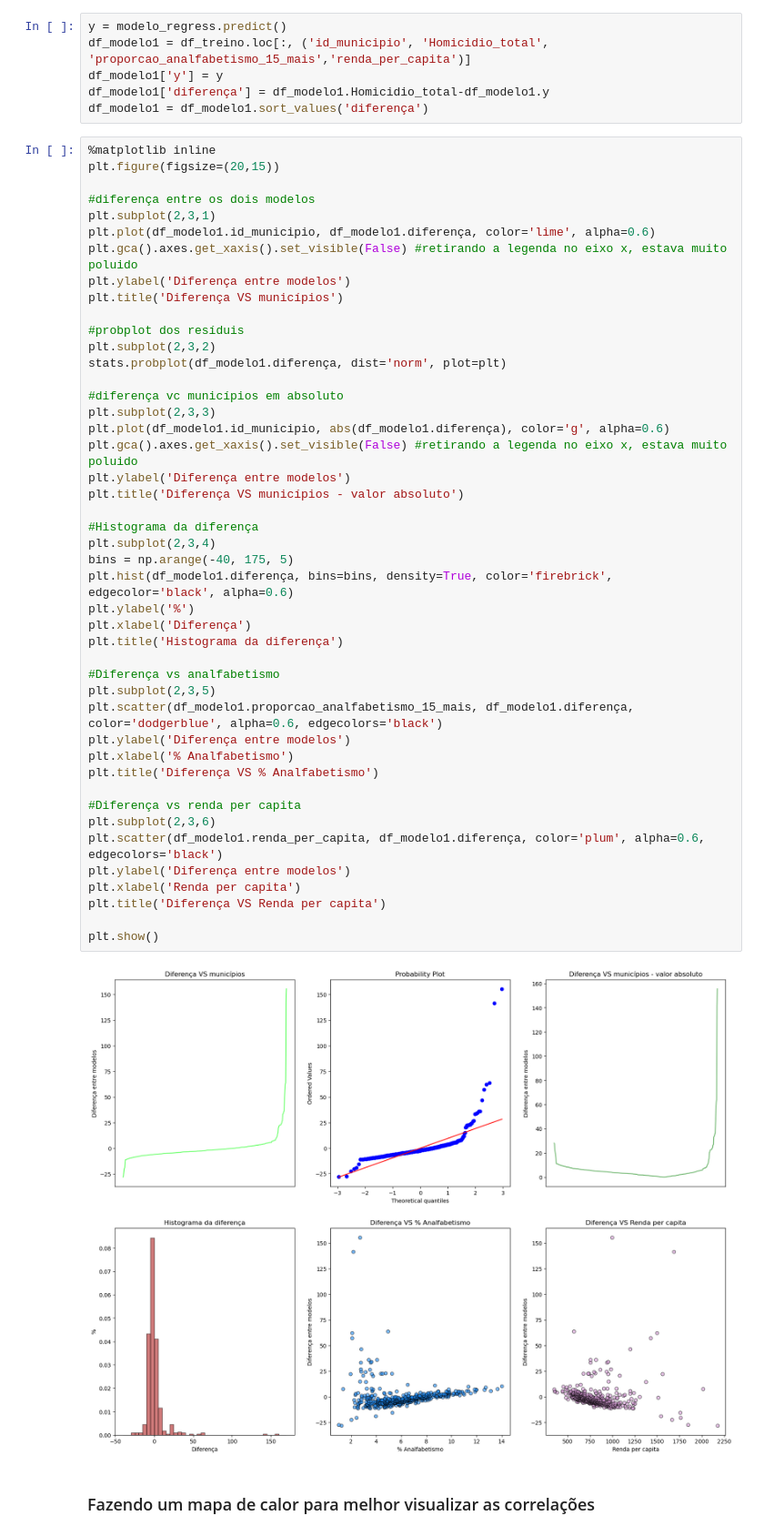
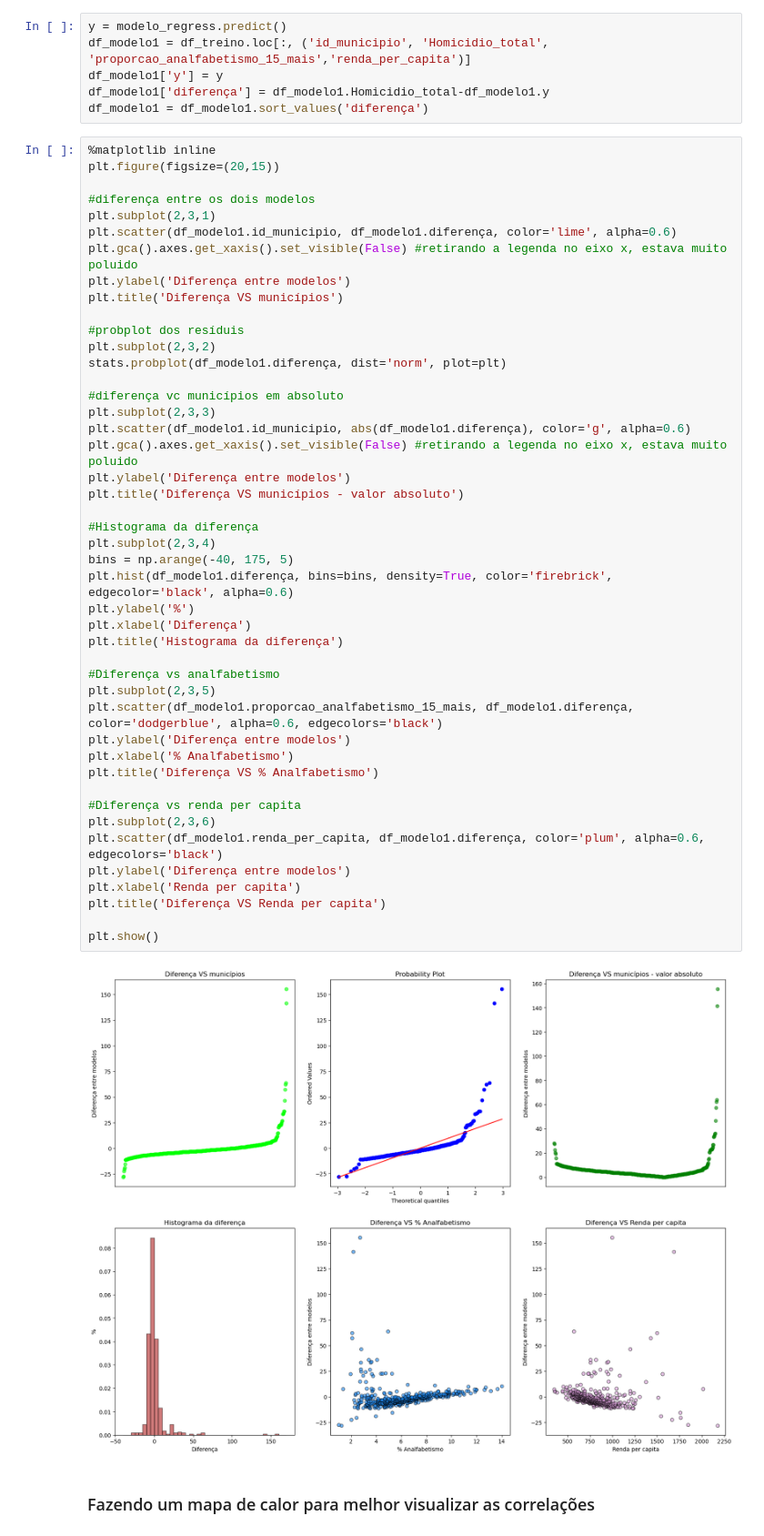
Before and after one commit to felipebns/P2_Cdados, a Jupyter notebook: p2_cdados.ipynb, the cells around one changed output. Shown at 91% size. Cells and saved outputs as stored; diff of their text form.

```diff
--- a/p2_cdados.ipynb
+++ b/p2_cdados.ipynb
@@ -392,7 +396,7 @@ plt.figure(figsize=(20,15))
 
 #diferença entre os dois modelos
 plt.subplot(2,3,1)
-plt.plot(df_modelo1.id_municipio, df_modelo1.diferença, color='lime', alpha=0.6)
+plt.scatter(df_modelo1.id_municipio, df_modelo1.diferença, color='lime', alpha=0.6)
 plt.gca().axes.get_xaxis().set_visible(False) #retirando a legenda no eixo x, estava muito poluido
 plt.ylabel('Diferença entre modelos')
 plt.title('Diferença VS municípios')
@@ -403,36 +407,36 @@ stats.probplot(df_modelo1.diferença, dist='norm', plot=plt)
 
 #diferença vc municípios em absoluto
 plt.subplot(2,3,3)
-plt.plot(df_modelo1.id_municipio, abs(df_modelo1.diferença), color='g', alpha=0.6)
+plt.scatter(df_modelo1.id_municipio, abs(df_modelo1.diferença), color='g', alpha=0.6)
 plt.gca().axes.get_xaxis().set_visible(False) #retirando a legenda no eixo x, estava muito poluido
 plt.ylabel('Diferença entre modelos')
 plt.title('Diferença VS municípios - valor absoluto')
 
 #Histograma da diferença
 plt.subplot(2,3,4)
 bins = np.arange(-40, 175, 5)
 plt.hist(df_modelo1.diferença, bins=bins, density=True, color='firebrick', edgecolor='black', alpha=0.6)
 plt.ylabel('%')
 plt.xlabel('Diferença')
 plt.title('Histograma da diferença')
 
 #Diferença vs analfabetismo
 plt.subplot(2,3,5)
 plt.scatter(df_modelo1.proporcao_analfabetismo_15_mais, df_modelo1.diferença, color='dodgerblue', alpha=0.6, edgecolors='black')
 plt.ylabel('Diferença entre modelos')
 plt.xlabel('% Analfabetismo')
 plt.title('Diferença VS % Analfabetismo')
 
 #Diferença vs renda per capita
 plt.subplot(2,3,6)
 plt.scatter(df_modelo1.renda_per_capita, df_modelo1.diferença, color='plum', alpha=0.6, edgecolors='black')
 plt.ylabel('Diferença entre modelos')
 plt.xlabel('Renda per capita')
 plt.title('Diferença VS Renda per capita')
 
 plt.show()
 # %% [output]
-[figure, old version]
+[figure, new version]
 # %% [markdown]
  ### Fazendo um mapa de calor para melhor visualizar as correlações
 # %%
```
Also changed, not shown: parts of 18 cells of this notebook.
